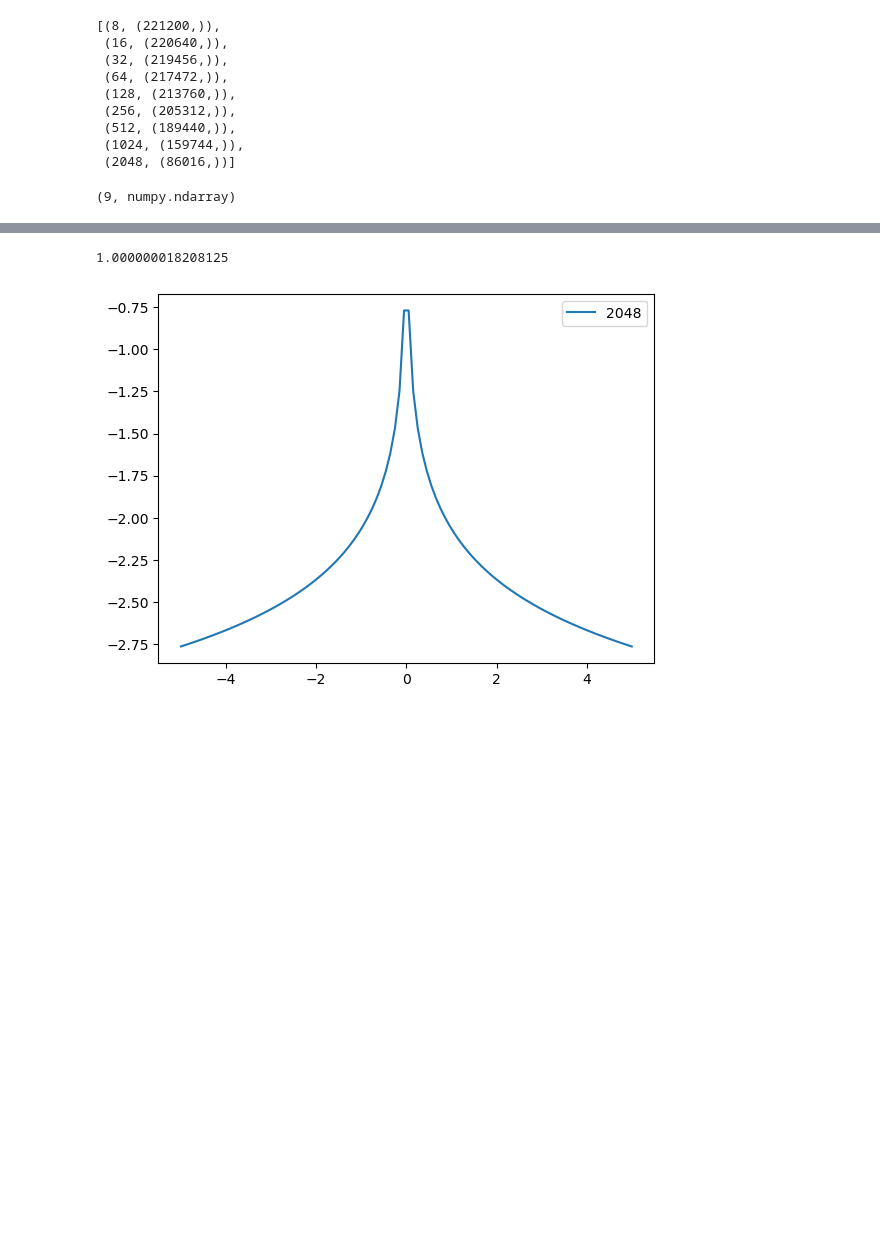
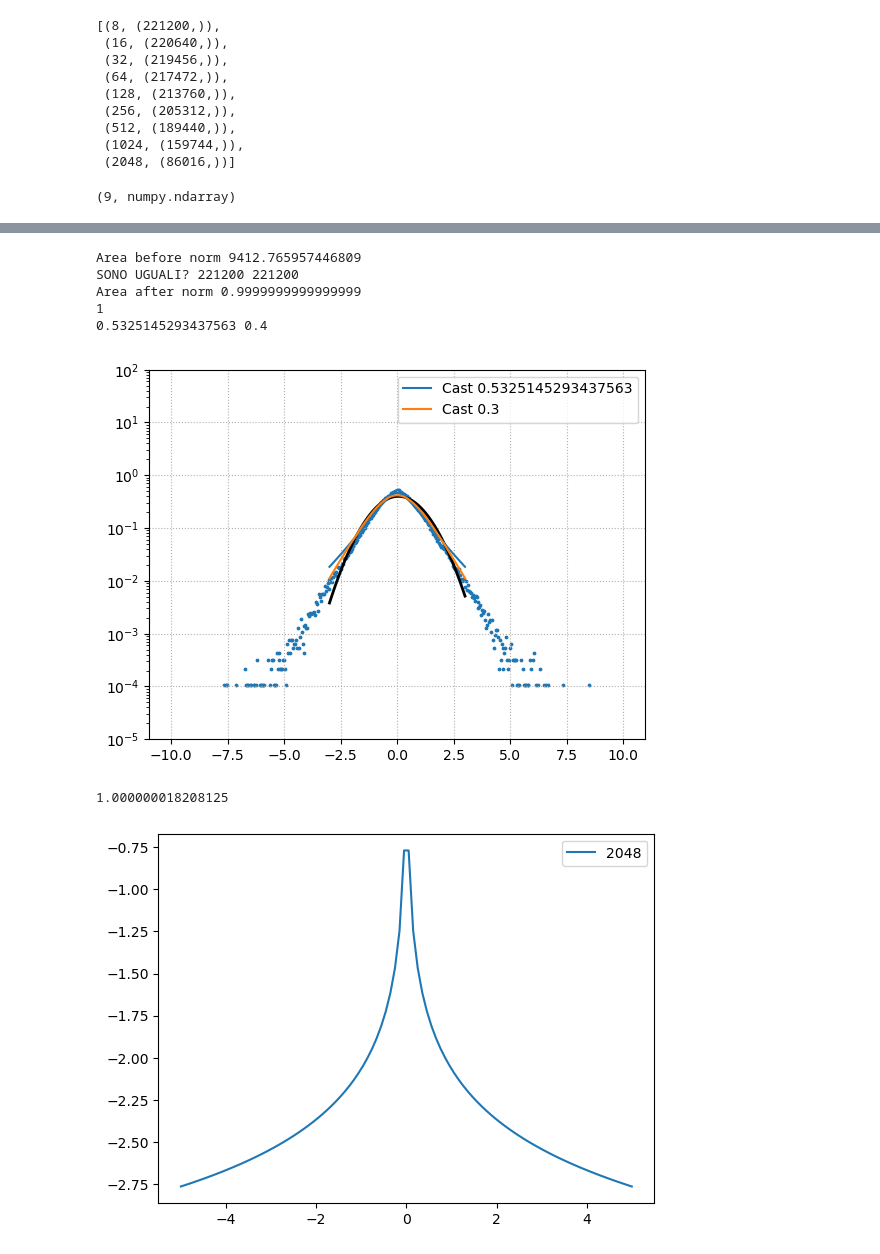
Before and after one commit to threeblueonebrowneyes/Critical-Scale-Invariance-Heart-Rate, a Jupyter notebook: Reading hea files - Data processing.ipynb, the cells around one changed output, grey strips where cells are left out. Cells and saved outputs as stored; diff of their text form; code cells hidden in the pictures; blank space fills up the shorter version.

```diff
--- a/Reading hea files - Data processing.ipynb
+++ b/Reading hea files - Data processing.ipynb
@@ -268,3 +295,47 @@ def C_log10(x, lambd):
+# %%
+from scipy.stats import norm
+
+d = list_Delta_B[0]
+counts, edges=np.histogram(d, bins=int(np.sqrt(d.size)), range=(-10, 10))
+bin_cen=(edges[1:]+edges[:-1])/2
+print('Area before norm',np.trapz(counts, bin_cen))
+#plt.scatter(bin_cen, counts, s=3)
+
+print('SONO UGUALI?',len(d), np.sum(counts))
+counts=counts/np.trapz(counts, bin_cen)
+
+print('Area after norm',np.trapz(counts, bin_cen))
+plt.scatter(bin_cen, counts, s=3)
+
+mu, std=norm.fit(counts, fscale=1) # to imporove to properly fit data
+print(std)
+x=np.linspace(-3, 3, 100)
+p = norm.pdf(x, mu, std)
+plt.plot(x, p, 'k', linewidth=2)
+
+popt, pcov = curve_fit(Castaing_integral, bin_cen, counts, p0=[np.sqrt(0.16)], bounds=(-3,3))
+#
+plt.plot(x, Castaing_integral(x, *popt), label='Cast '+str(*popt))
+print(*popt, np.sqrt(0.16))
+
+#for i in range(1,20):
+plt.plot(x, Castaing_integral(x, 0.3), label='Cast '+str(0.3))
+
+
+plt.legend()
+plt.yscale('log')
+plt.ylim(10e-6, 10e1)
+plt.grid(linestyle='dotted')
+#plt.xlim(-1,1)
+#plt.ylim(10e-2, 10e0)
+plt.show()
+# %% [output]
+Area before norm 9412.765957446809
+SONO UGUALI? 221200 221200
+Area after norm 0.9999999999999999
+1
+0.5325145293437563 0.4
+[figure, added]
 # %%
 
 d = list_Delta_B[0]
```
Also changed, not shown: parts of 30 cells of this notebook.
